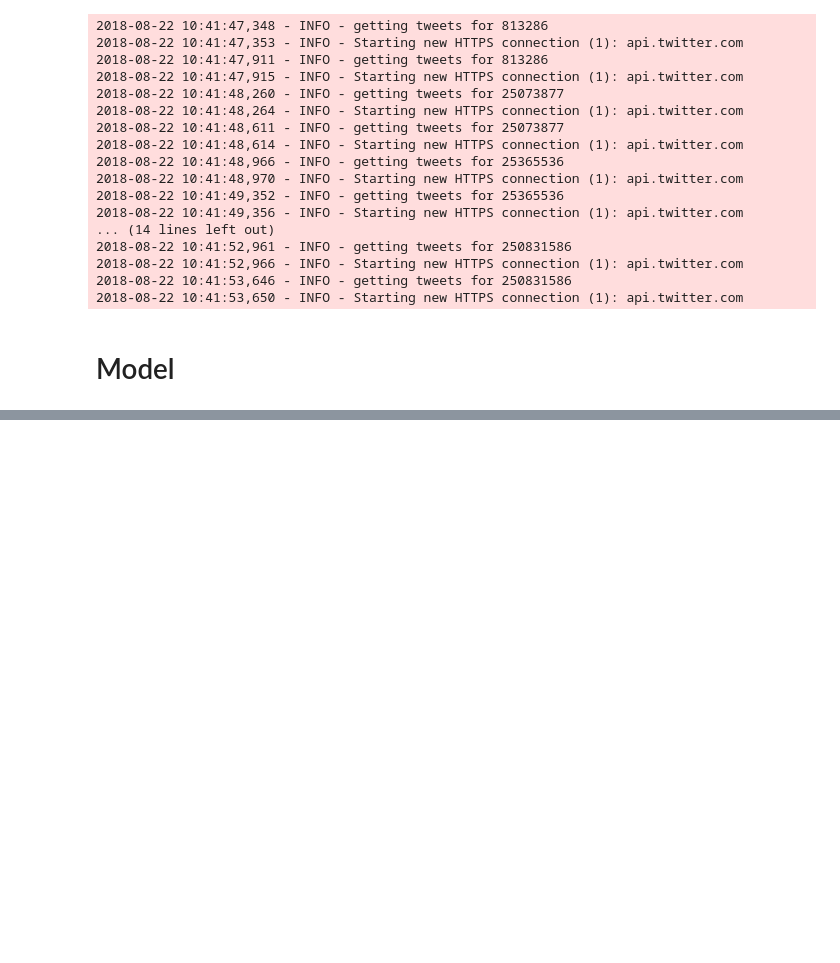
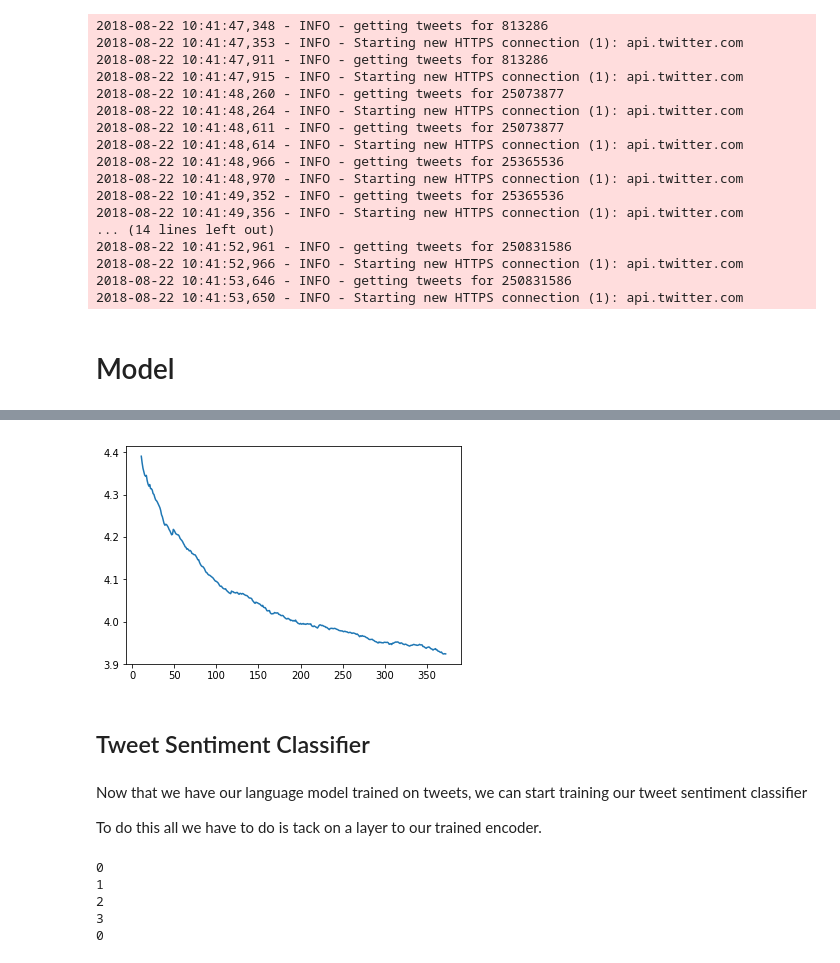
Before and after one commit to estorrs/twitter-celebrity-tweet-sentiment, a Jupyter notebook: celebrity-twitter-sentiment.ipynb, the cells around one changed output, grey strips where cells are left out. Saved outputs shown, nothing was run; the diff lists cells and outputs as text; code cells hidden in the pictures; blank space fills up the shorter version.

Commit message:
added notebook for tweet sentiment

```diff
--- a/celebrity-twitter-sentiment.ipynb
+++ b/celebrity-twitter-sentiment.ipynb
@@ -89,0 +380,2 @@ f.close()
+# %%
+learner.fit(lrs, 1, wds=wd, use_clr=(20,10), cycle_len=1)
@@ -89,0 +391,11 @@ f.close()
+# %%
+# taking a look at our loss
+learner.sched.plot_loss()
+# %% [output]
+[figure, added]
+# %% [markdown]
+## Tweet Sentiment Classifier
+# %% [markdown]
+Now that we have our language model trained on tweets, we can start training our tweet sentiment classifier
+
+To do this all we have to do is tack on a layer to our trained encoder.
@@ -89,0 +405,10 @@ f.close()
+# %%
+# do the same cleaning we did for the language model
+train_tokens, train_labels = get_all(train_df, 1)
+val_tokens, val_labels = get_all(val_df, 1)
+# %% [output]
+0
+1
+2
+3
+0
```
Also changed, not shown: parts of 107 cells of this notebook, 2 other files.
